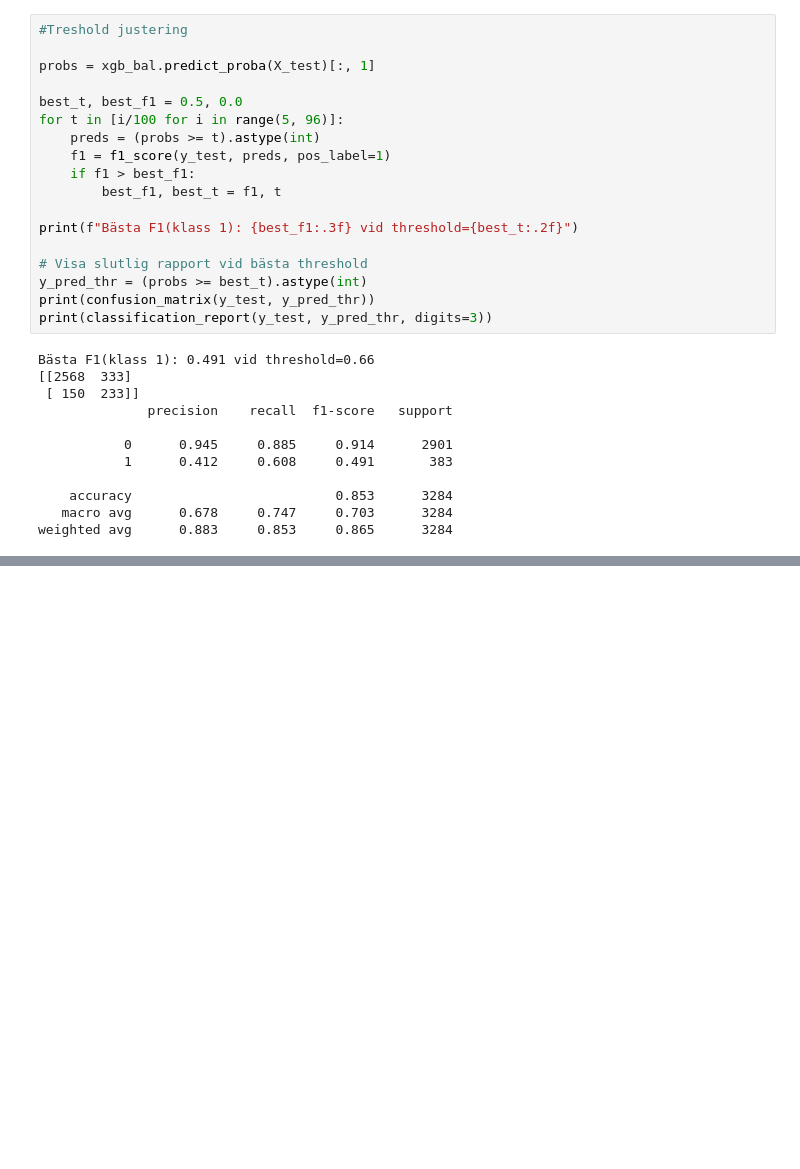
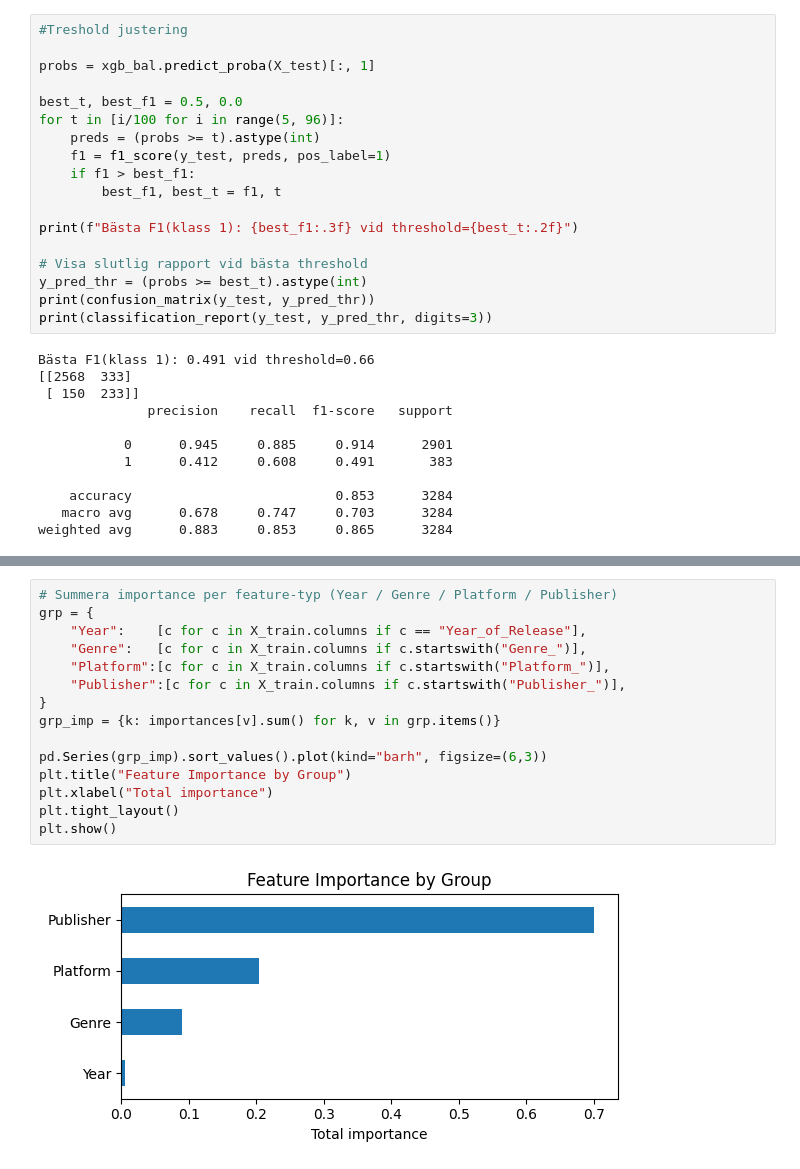
Before and after one commit to AndicBurak/Video-game-sales, a Jupyter notebook: gamesales.ipynb, the cells around one changed output, grey strips where cells are left out. Cells and saved outputs as stored; diff of their text form; blank space fills up the shorter version.

```diff
--- a/gamesales.ipynb
+++ b/gamesales.ipynb
@@ -312,3 +326,20 @@ weighted avg      0.883     0.853     0.865      3284
+# %%
+# Summera importance per feature-typ (Year / Genre / Platform / Publisher)
+grp = {
+    "Year":    [c for c in X_train.columns if c == "Year_of_Release"],
+    "Genre":   [c for c in X_train.columns if c.startswith("Genre_")],
+    "Platform":[c for c in X_train.columns if c.startswith("Platform_")],
+    "Publisher":[c for c in X_train.columns if c.startswith("Publisher_")],
+}
+grp_imp = {k: importances[v].sum() for k, v in grp.items()}
+
+pd.Series(grp_imp).sort_values().plot(kind="barh", figsize=(6,3))
+plt.title("Feature Importance by Group")
+plt.xlabel("Total importance")
+plt.tight_layout()
+plt.show()
+# %% [output]
+[figure, added]
 # %%
 # SLUTSATS
 #
```
Also changed, not shown: parts of 2 cells of this notebook, 1 other file.
